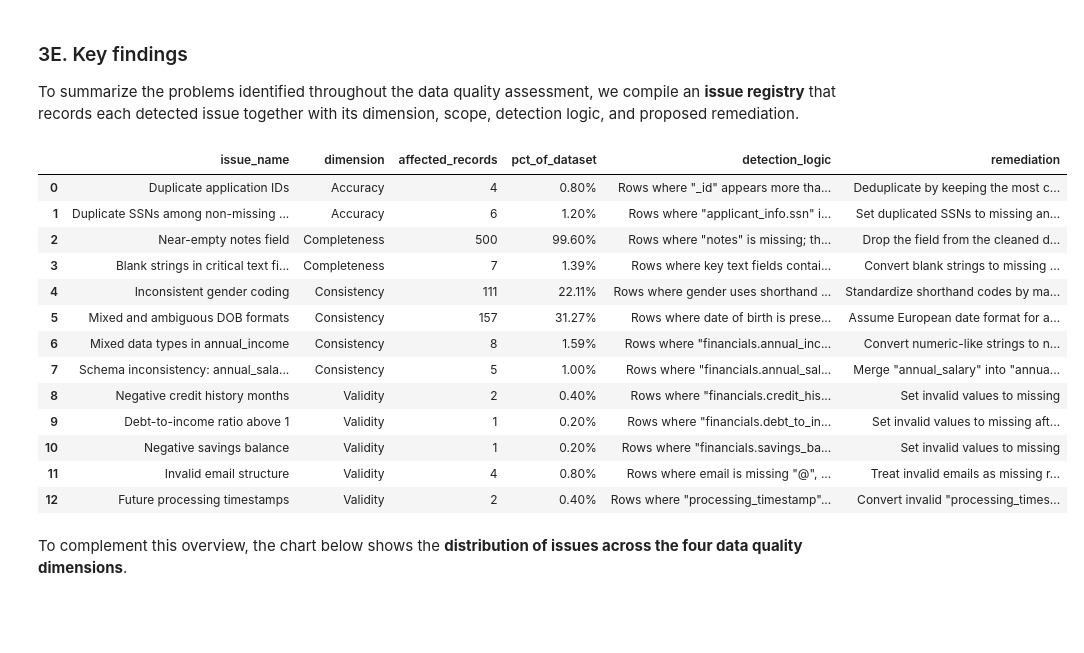
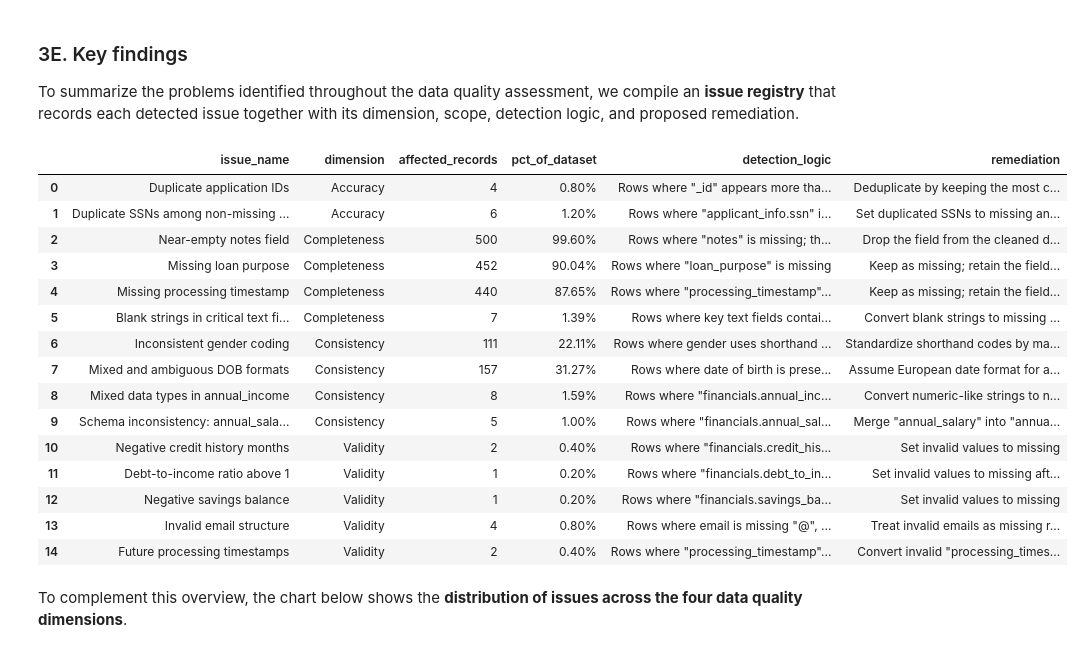
Before and after one commit to catarinapalma01/dego-project-team3, a Jupyter notebook: notebooks/01-data-quality.ipynb, the cells around one changed output. Drawn from its saved outputs; the diff is of its cells as text; code cells hidden in the pictures; blank space fills up the shorter version.

```diff
--- a/notebooks/01-data-quality.ipynb
+++ b/notebooks/01-data-quality.ipynb
@@ -1404,6 +1404,24 @@ issues.append(issue_row(
     n_total,
     'Rows where "notes" is missing; the field is populated in only 2 records',
     'Drop the field from the cleaned dataset because it adds little to no analytical value',
+))
+
+issues.append(issue_row(
+    "Missing loan purpose",
+    "Completeness",
+    df_raw["loan_purpose"].isna(),
+    n_total,
+    'Rows where "loan_purpose" is missing',
+    "Keep as missing; retain the field because it remains analytically useful when present",
+))
+
+issues.append(issue_row(
+    "Missing processing timestamp",
+    "Completeness",
+    df_raw["processing_timestamp"].isna(),
+    n_total,
+    'Rows where "processing_timestamp" is missing',
+    "Keep as missing; retain the field because it provides operational context when available",
 ))
 
 issues.append(issue_row(
@@ -1509,43 +1527,45 @@ issue_registry_view = issue_registry[[
     "dimension",
     "affected_records",
     "pct_of_dataset",
     "detection_logic",
     "remediation"
 ]]
 
 display(
     issue_registry_view.style
     .format({"pct_of_dataset": "{:.2f}%"})
     .set_properties(subset=["issue_name", "dimension"], **{
         "white-space": "normal",
         "text-align": "left",
         "vertical-align": "top"
     })
     .set_properties(subset=["detection_logic", "remediation"], **{
         "white-space": "normal",
         "text-align": "left",
         "vertical-align": "top",
         "max-width": "420px"
     })
     .set_table_styles([
         {"selector": "th", "props": [("text-align", "left")]},
     ])
 )
 # %% [output]
 |  | issue_name | dimension | affected_records | pct_of_dataset | detection_logic | remediation |
 | 0 | Duplicate application IDs | Accuracy | 4 | 0.80% | Rows where "_id" appears more tha... | Deduplicate by keeping the most c... |
 | 1 | Duplicate SSNs among non-missing ... | Accuracy | 6 | 1.20% | Rows where "applicant_info.ssn" i... | Set duplicated SSNs to missing an... |
 | 2 | Near-empty notes field | Completeness | 500 | 99.60% | Rows where "notes" is missing; th... | Drop the field from the cleaned d... |
-| 3 | Blank strings in critical text fi... | Completeness | 7 | 1.39% | Rows where key text fields contai... | Convert blank strings to missing ... |
-| 4 | Inconsistent gender coding | Consistency | 111 | 22.11% | Rows where gender uses shorthand ... | Standardize shorthand codes by ma... |
-| 5 | Mixed and ambiguous DOB formats | Consistency | 157 | 31.27% | Rows where date of birth is prese... | Assume European date format for a... |
-| 6 | Mixed data types in annual_income | Consistency | 8 | 1.59% | Rows where "financials.annual_inc... | Convert numeric-like strings to n... |
-| 7 | Schema inconsistency: annual_sala... | Consistency | 5 | 1.00% | Rows where "financials.annual_sal... | Merge "annual_salary" into "annua... |
-| 8 | Negative credit history months | Validity | 2 | 0.40% | Rows where "financials.credit_his... | Set invalid values to missing |
-| 9 | Debt-to-income ratio above 1 | Validity | 1 | 0.20% | Rows where "financials.debt_to_in... | Set invalid values to missing aft... |
-| 10 | Negative savings balance | Validity | 1 | 0.20% | Rows where "financials.savings_ba... | Set invalid values to missing |
-| 11 | Invalid email structure | Validity | 4 | 0.80% | Rows where email is missing "@", ... | Treat invalid emails as missing r... |
-| 12 | Future processing timestamps | Validity | 2 | 0.40% | Rows where "processing_timestamp"... | Convert invalid "processing_times... |
+| 3 | Missing loan purpose | Completeness | 452 | 90.04% | Rows where "loan_purpose" is missing | Keep as missing; retain the field... |
+| 4 | Missing processing timestamp | Completeness | 440 | 87.65% | Rows where "processing_timestamp"... | Keep as missing; retain the field... |
+| 5 | Blank strings in critical text fi... | Completeness | 7 | 1.39% | Rows where key text fields contai... | Convert blank strings to missing ... |
+| 6 | Inconsistent gender coding | Consistency | 111 | 22.11% | Rows where gender uses shorthand ... | Standardize shorthand codes by ma... |
+| 7 | Mixed and ambiguous DOB formats | Consistency | 157 | 31.27% | Rows where date of birth is prese... | Assume European date format for a... |
+| 8 | Mixed data types in annual_income | Consistency | 8 | 1.59% | Rows where "financials.annual_inc... | Convert numeric-like strings to n... |
+| 9 | Schema inconsistency: annual_sala... | Consistency | 5 | 1.00% | Rows where "financials.annual_sal... | Merge "annual_salary" into "annua... |
+| 10 | Negative credit history months | Validity | 2 | 0.40% | Rows where "financials.credit_his... | Set invalid values to missing |
+| 11 | Debt-to-income ratio above 1 | Validity | 1 | 0.20% | Rows where "financials.debt_to_in... | Set invalid values to missing aft... |
+| 12 | Negative savings balance | Validity | 1 | 0.20% | Rows where "financials.savings_ba... | Set invalid values to missing |
+| 13 | Invalid email structure | Validity | 4 | 0.80% | Rows where email is missing "@", ... | Treat invalid emails as missing r... |
+| 14 | Future processing timestamps | Validity | 2 | 0.40% | Rows where "processing_timestamp"... | Convert invalid "processing_times... |
 # %% [markdown]
 To complement this overview, the chart below shows the **distribution of issues across the four data quality dimensions**.
 # %%
```
Also changed, not shown: parts of 2 cells of this notebook, 1 other file.
